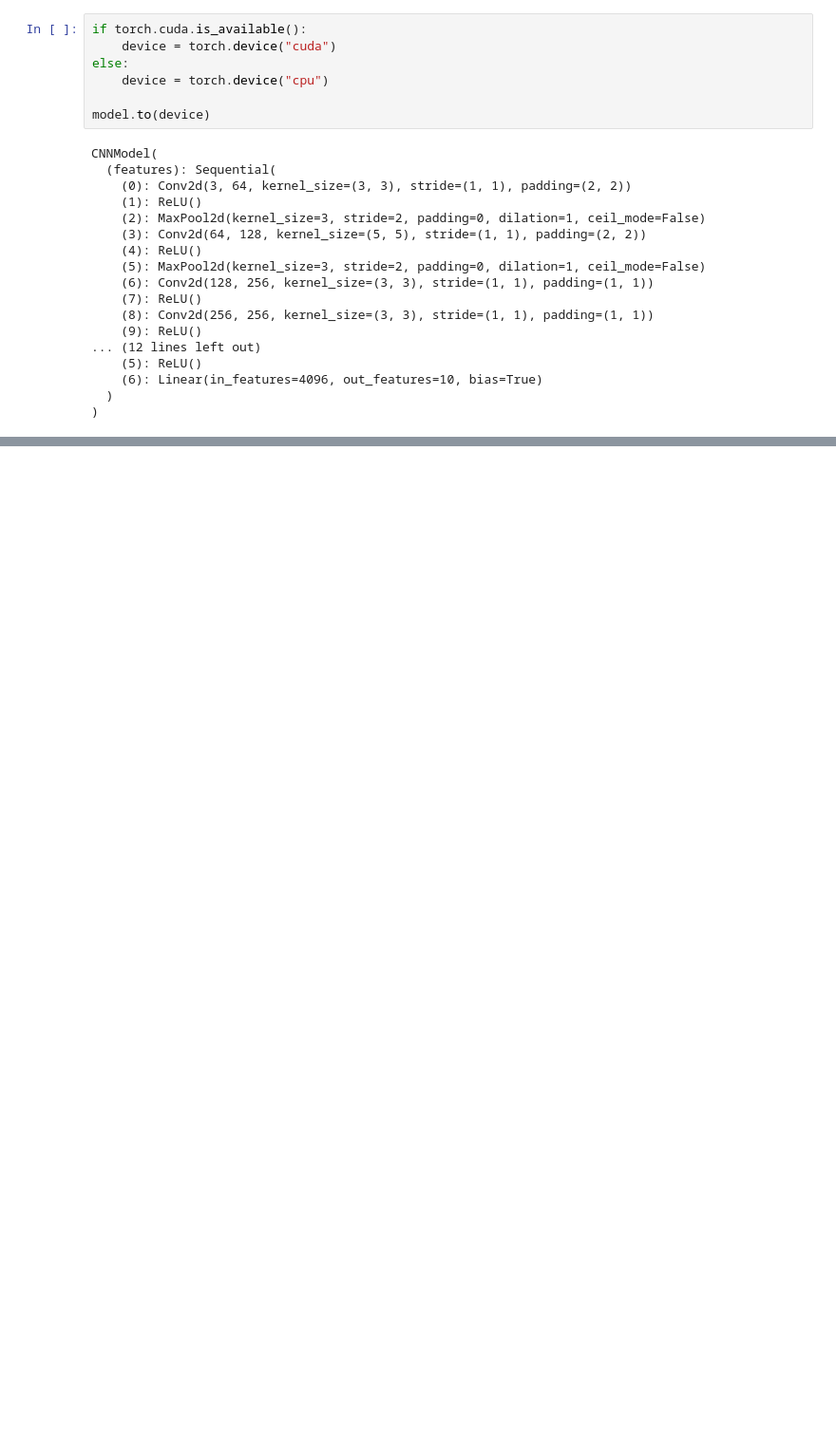
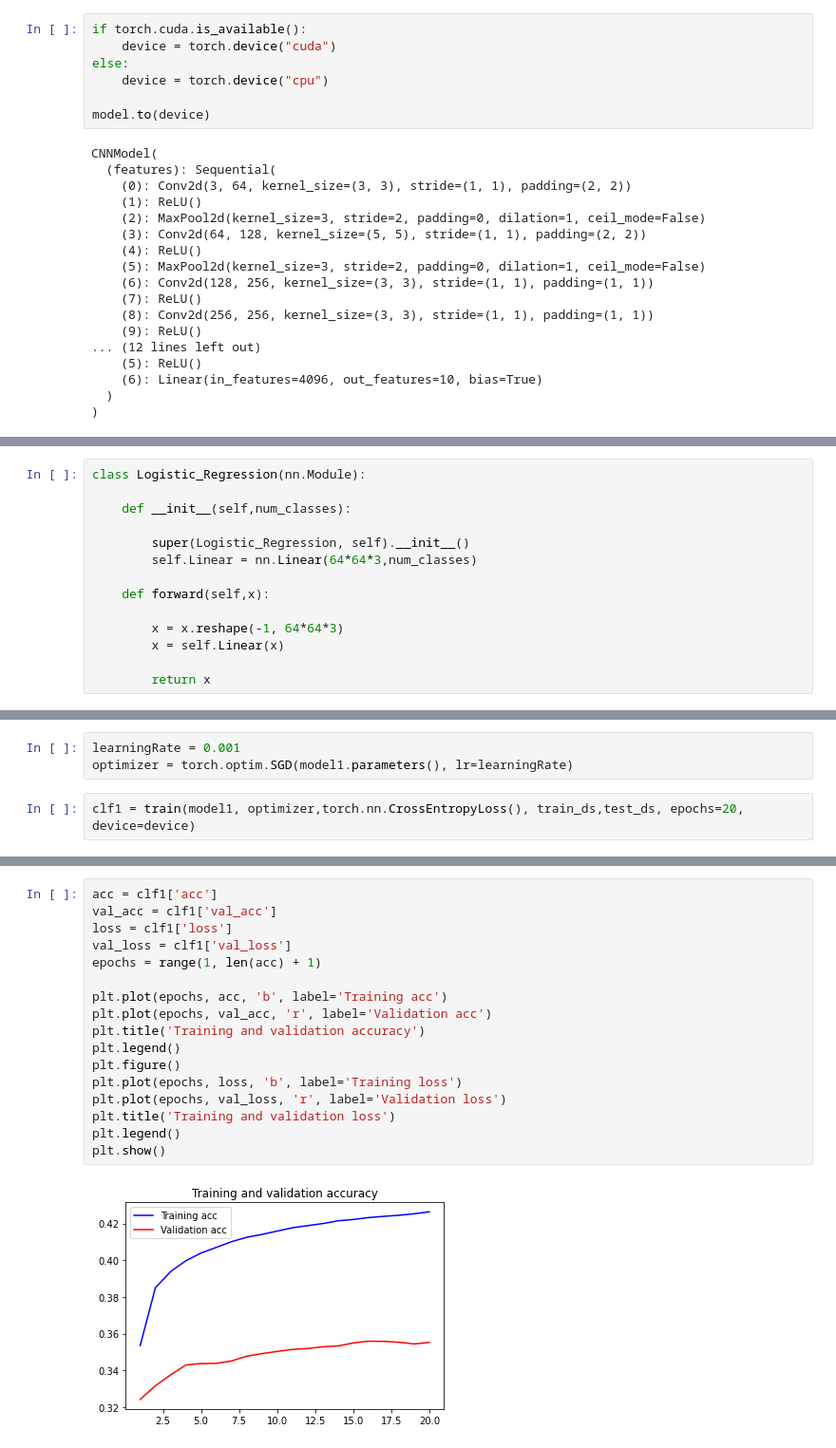
Before and after one commit to raghavrastogi75/Kaggle-projects, a Jupyter notebook: classifying-cifar-using-pytorch-beginner.ipynb, the cells around one changed output, grey strips where cells are left out. Shown: that part at 95% size. Cells and saved outputs as stored; diff of their text form; blank space fills up the shorter version.

```diff
--- a/classifying-cifar-using-pytorch-beginner.ipynb
+++ b/classifying-cifar-using-pytorch-beginner.ipynb
@@ -176,0 +226,14 @@ tensor([5, 8, 8, 0, 6, 6, 9, 6, 3, 9, 5, 9, 5, 7, 9, 2, 5, 7, 8, 6, 7, 0, 0, 9,
+# %%
+class Logistic_Regression(nn.Module):
+
+    def __init__(self,num_classes):
+
+        super(Logistic_Regression, self).__init__()
+        self.Linear = nn.Linear(64*64*3,num_classes)
+
+    def forward(self,x):
+
+        x = x.reshape(-1, 64*64*3)
+        x = self.Linear(x)
+
+        return x
@@ -176,0 +253,5 @@ tensor([5, 8, 8, 0, 6, 6, 9, 6, 3, 9, 5, 9, 5, 7, 9, 2, 5, 7, 8, 6, 7, 0, 0, 9,
+# %%
+learningRate = 0.001
+optimizer = torch.optim.SGD(model1.parameters(), lr=learningRate)
+# %%
+clf1 = train(model1, optimizer,torch.nn.CrossEntropyLoss(), train_ds,test_ds, epochs=20, device=device)
@@ -176,0 +275,19 @@ tensor([5, 8, 8, 0, 6, 6, 9, 6, 3, 9, 5, 9, 5, 7, 9, 2, 5, 7, 8, 6, 7, 0, 0, 9,
+# %%
+acc = clf1['acc']
+val_acc = clf1['val_acc']
+loss = clf1['loss']
+val_loss = clf1['val_loss']
+epochs = range(1, len(acc) + 1)
+
+plt.plot(epochs, acc, 'b', label='Training acc')
+plt.plot(epochs, val_acc, 'r', label='Validation acc')
+plt.title('Training and validation accuracy')
+plt.legend()
+plt.figure()
+plt.plot(epochs, loss, 'b', label='Training loss')
+plt.plot(epochs, val_loss, 'r', label='Validation loss')
+plt.title('Training and validation loss')
+plt.legend()
+plt.show()
+# %% [output]
+[figure, added]
```
Also changed, not shown: parts of 10 cells of this notebook.
